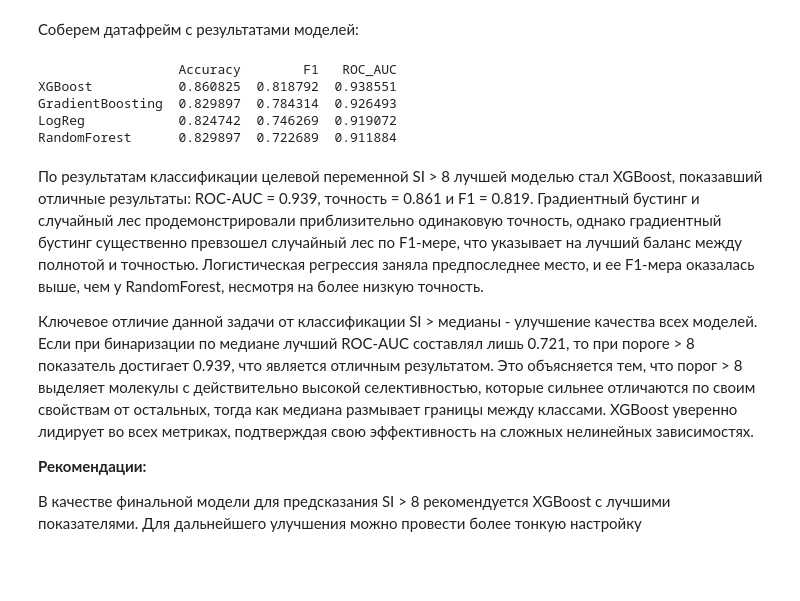
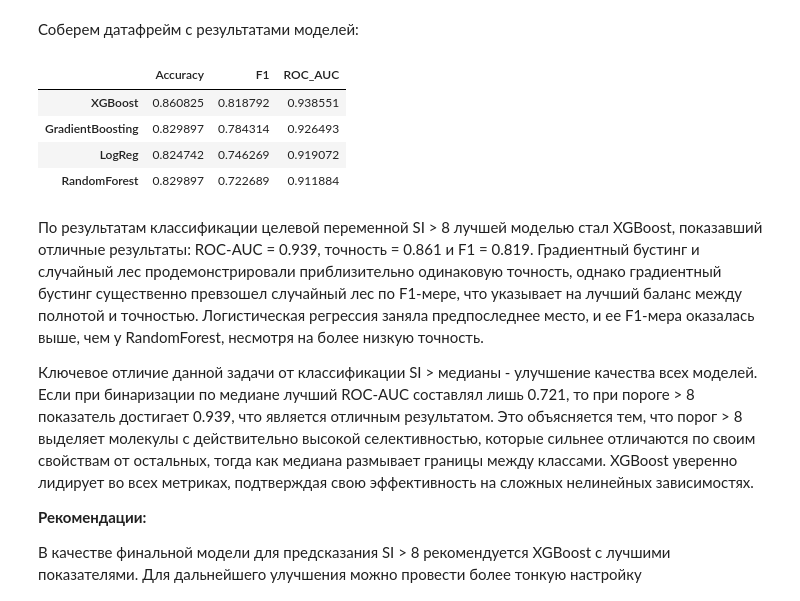
Before and after one commit to skyll3rDCS/drug_effectiveness, a Jupyter notebook: 08_SI_8_classification.ipynb, the cells around one changed output. Cells and saved outputs as stored; diff of their text form; code cells hidden in the pictures; blank space fills up the shorter version.

```diff
--- a/08_SI_8_classification.ipynb
+++ b/08_SI_8_classification.ipynb
@@ -34,7 +34,7 @@ np.random.seed(42)
 # %% [markdown]
 ## Загрузка данных
 # %%
-df = pd.read_csv('clean_data.csv')
+df = pd.read_csv('/data/clean_data.csv')
 df.head()
 # %% [output]
 |  | IC50, mM | CC50, mM | SI | MaxAbsEStateIndex | MaxEStateIndex | MinAbsEStateIndex | MinEStateIndex | ... |
@@ -263,18 +263,18 @@ print(f"Наилучшая метрика ROC-AUC: {grid_xgb.best_score_:.4f}")
 # %%
 results = pd.DataFrame({
     'LogReg': res_log,
     'RandomForest': res_rf,
     'GradientBoosting': res_gb,
     'XGBoost': res_xgb
 }).T
 
-print(results.sort_values('ROC_AUC', ascending=False))
+results.sort_values('ROC_AUC', ascending=False)
 # %% [output]
-                  Accuracy        F1   ROC_AUC
-XGBoost           0.860825  0.818792  0.938551
-GradientBoosting  0.829897  0.784314  0.926493
-LogReg            0.824742  0.746269  0.919072
-RandomForest      0.829897  0.722689  0.911884
+|  | Accuracy | F1 | ROC_AUC |
+| XGBoost | 0.860825 | 0.818792 | 0.938551 |
+| GradientBoosting | 0.829897 | 0.784314 | 0.926493 |
+| LogReg | 0.824742 | 0.746269 | 0.919072 |
+| RandomForest | 0.829897 | 0.722689 | 0.911884 |
 # %% [markdown]
 По результатам классификации целевой переменной SI > 8 лучшей моделью стал XGBoost, показавший отличные результаты: ROC-AUC = 0.939, точность = 0.861 и F1 = 0.819. Градиентный бустинг и случайный лес продемонстрировали приблизительно одинаковую точность, однако градиентный бустинг существенно превзошел случайный лес по F1-мере, что указывает на лучший баланс между полнотой и точностью. Логистическая регрессия заняла предпоследнее место, и ее F1-мера оказалась выше, чем у RandomForest, несмотря на более низкую точность.
 
```
Also changed, not shown: 4 other files.
